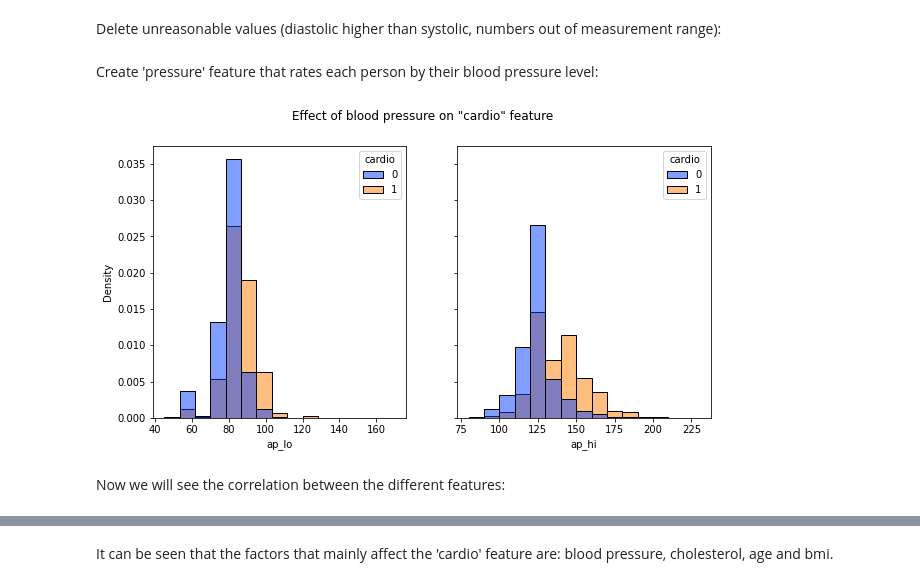
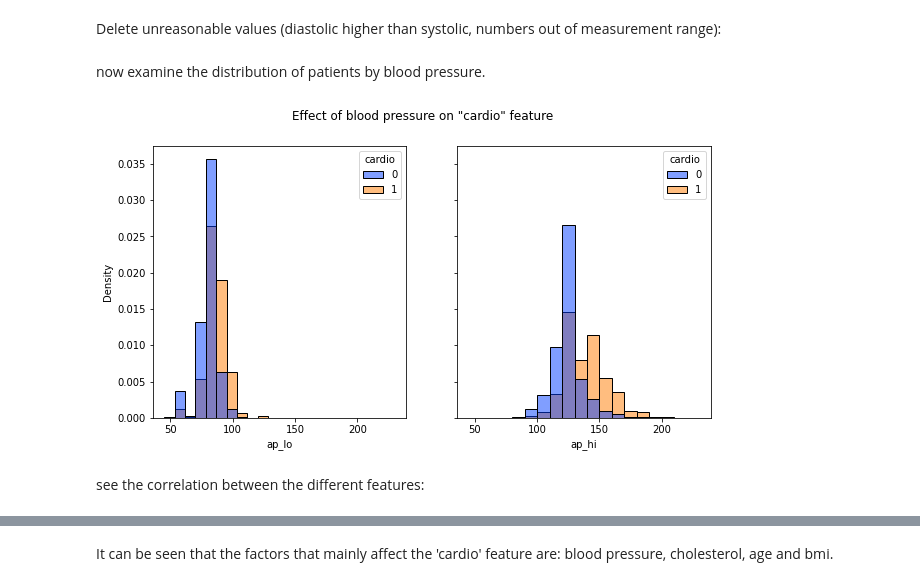
Before and after one commit to noamya-sh/Final-project-SemesterA, a Jupyter notebook: Cardiovascular-Disease-classification.ipynb, the cells around one changed output, grey strips where cells are left out. Saved outputs shown, nothing was run; the diff lists cells and outputs as text; code cells hidden in the pictures.

```diff
--- a/Cardiovascular-Disease-classification.ipynb
+++ b/Cardiovascular-Disease-classification.ipynb
@@ -183,5 +160,3 @@ The following are blood pressure indicators:
 Delete unreasonable values (diastolic higher than systolic, numbers out of measurement range):
 # %%
 data=data.query('70 < ap_hi < 240 & 40 < ap_lo < 180 & ap_hi> ap_lo')
-# %% [markdown]
-Create 'pressure' feature that rates each person by their blood pressure level:
@@ -207,13 +163,15 @@ Create 'pressure' feature that rates each person by their blood pressure level:
+# %% [markdown]
+now examine the distribution of patients by blood pressure.
 # %%
-f, axes = plt.subplots(1, 2, figsize=(10, 5), sharex=False,sharey=True)
+f, axes = plt.subplots(1, 2, figsize=(10, 5), sharex=True,sharey=True)
 sns.histplot(data, x="ap_hi", hue="cardio",bins=15,palette='bright',stat="density",ax=axes[1])
 sns.histplot(data, x="ap_lo", hue="cardio",bins=15,palette='bright',stat="density",ax=axes[0])
 f.suptitle('Effect of blood pressure on "cardio" feature')
 plt.show()
 # %% [output]
-[figure, old version]
+[figure, new version]
 # %% [markdown]
-Now we will see the correlation between the different features:
+see the correlation between the different features:
 # %%
 corr = data.corr()
 f, ax = plt.subplots(figsize = (13,10))
```
Also changed, not shown: parts of 41 cells of this notebook.
